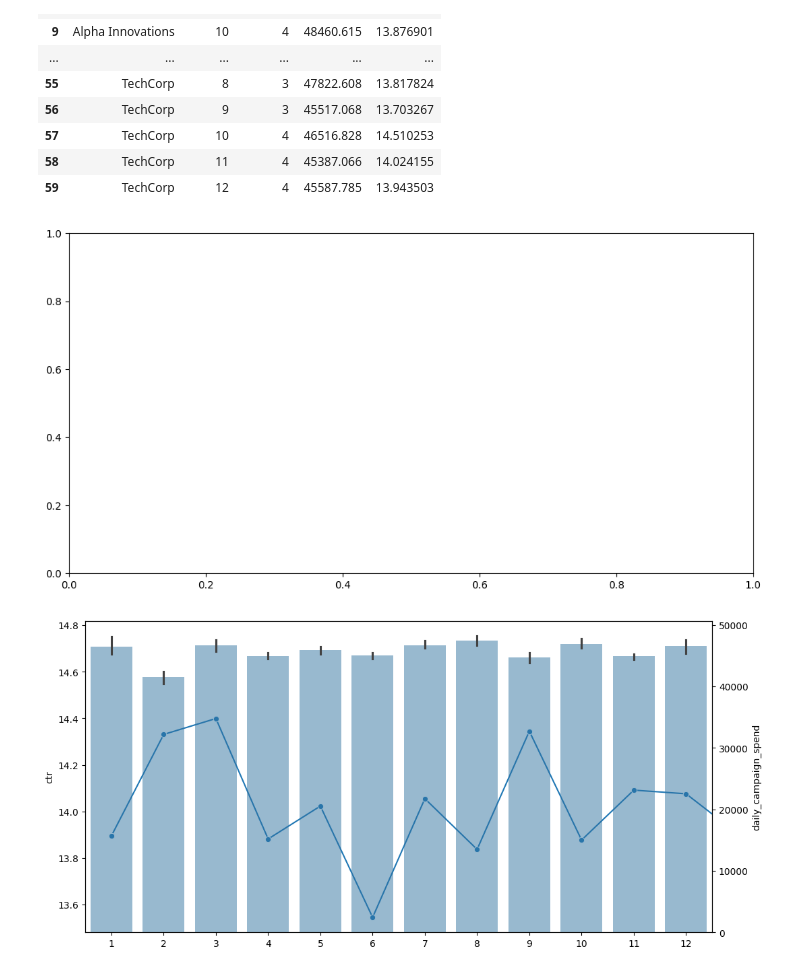
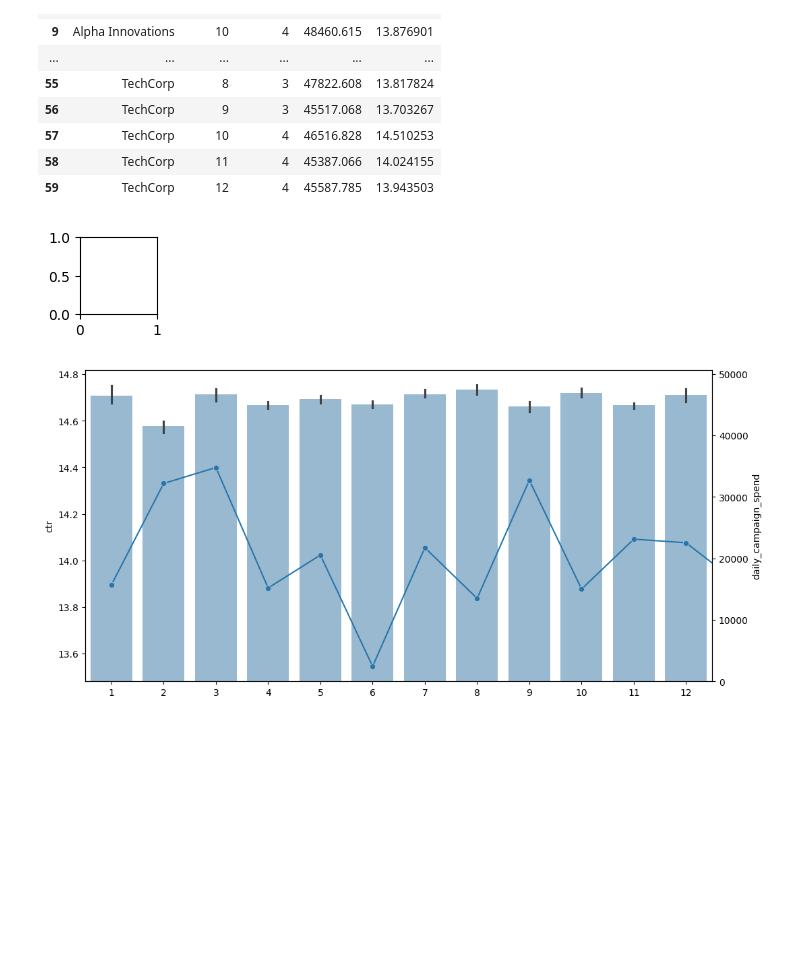
Before and after one commit to AliceDeg/mid_project, a Jupyter notebook: notebooks/EDA_notebook_alice.ipynb, the cells around one changed output. Drawn from its saved outputs; the diff is of its cells as text; code cells hidden in the pictures; blank space fills up the shorter version.

```diff
--- a/notebooks/EDA_notebook_alice.ipynb
+++ b/notebooks/EDA_notebook_alice.ipynb
@@ -446,23 +459,23 @@ company_spend_ctr.rename(columns={"daily_campaign_spend":"tot_spend", "ctr":"avg
 | 58 | TechCorp | 11 | 4 | 45387.066 | 14.024155 |
 | 59 | TechCorp | 12 | 4 | 45587.785 | 13.943503 |
 # %%
-# Campaign spend doesn't affect the CTR
+# Campaign spend doesn't affect the CTR but month does? Eg. June vs. September
 
 import matplotlib.pyplot as plt
 import matplotlib as mpl
 
 
-fig, ax = plt.subplots(figsize=(12,6))
+fig, ax = plt.subplots(figsize=(1,1))
 mpl.rc_file_defaults()
 ax1 = sns.set_style(style=None, rc=None )
 
 fig, ax1 = plt.subplots(figsize=(12,6))
 
 sns.lineplot(data = company_spend_ctr["ctr"], marker='o', sort = False, ax=ax1)
 ax2 = ax1.twinx()
 
 sns.barplot(data = company_spend_ctr, x='month', y='daily_campaign_spend', alpha=0.5, ax=ax2)
 plt.show()
 # %% [output]
-[figure, old version]
+[figure, new version]
 [figure]
```
Also changed, not shown: parts of 20 cells of this notebook.
